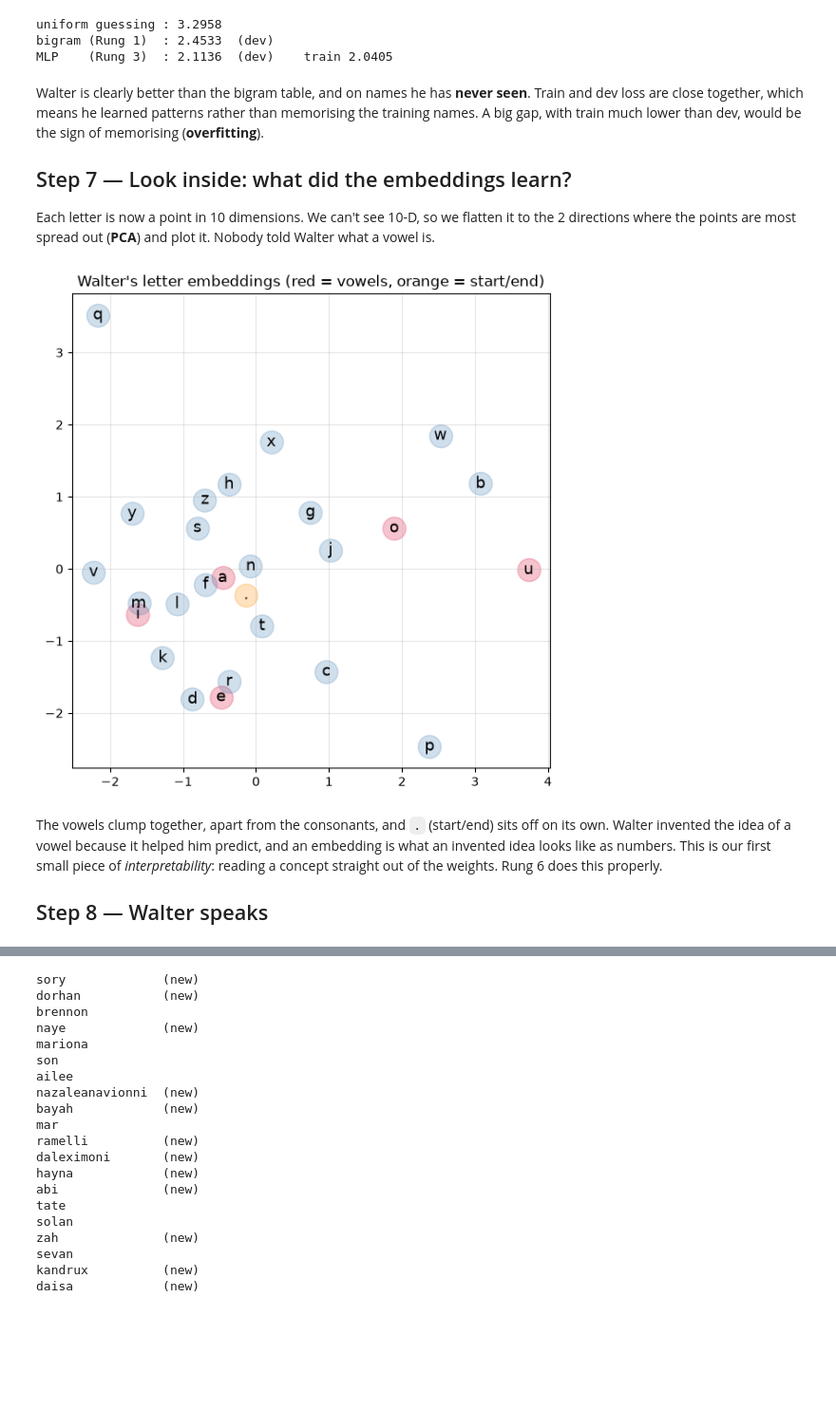
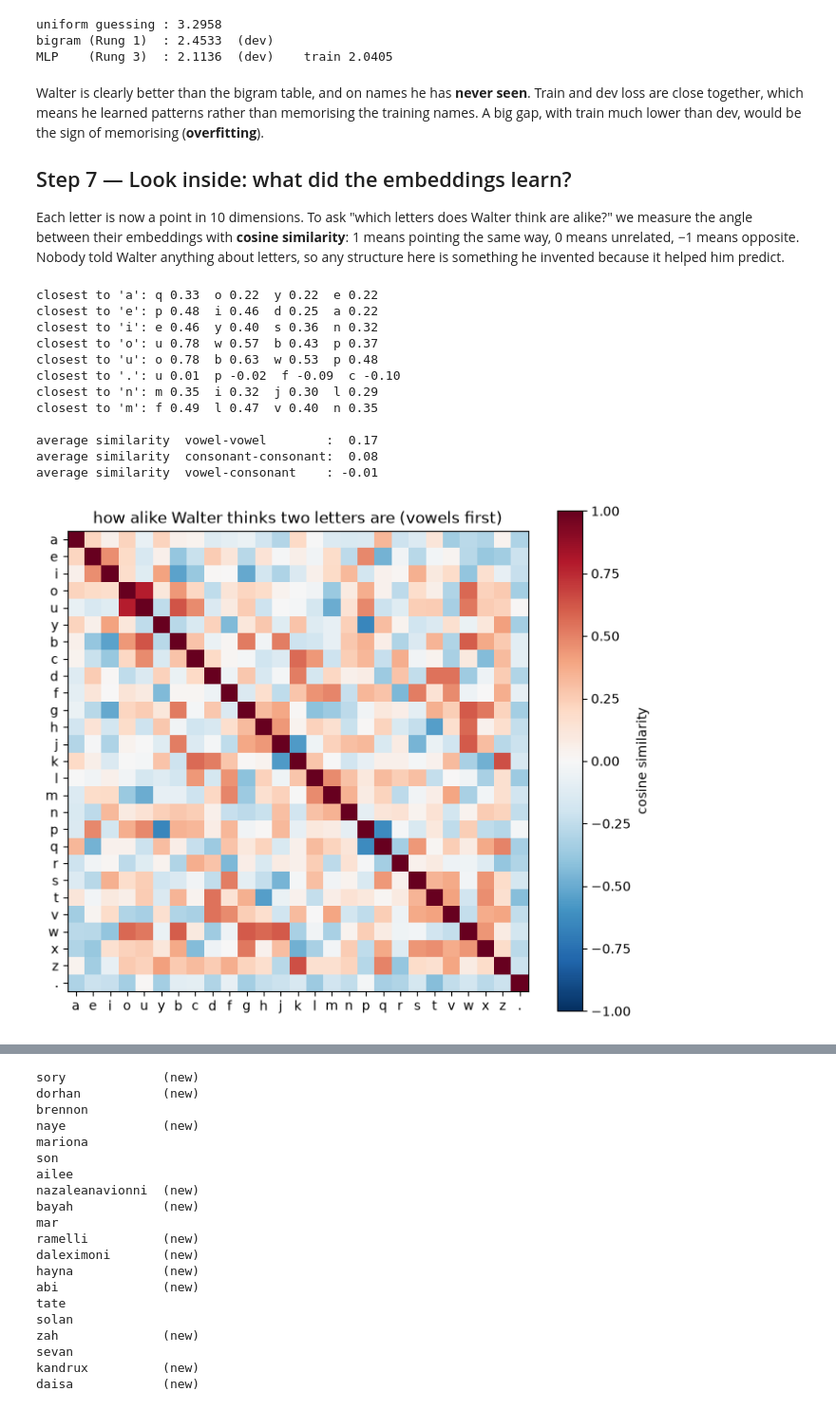
Before and after one commit to CONSTANTINIRAKOZE/Noesis, a Jupyter notebook: rung3_mlp/walter_remembers.ipynb, the cells around one changed output, grey strips where cells are left out. Shown at 95% size. Cells and saved outputs as stored; diff of their text form; code cells hidden in the pictures; blank space fills up the shorter version.

```diff
--- a/rung3_mlp/walter_remembers.ipynb
+++ b/rung3_mlp/walter_remembers.ipynb
@@ -229,26 +229,43 @@ Walter is clearly better than the bigram table, and on names he has **never seen
 
 ## Step 7 — Look inside: what did the embeddings learn?
 
-Each letter is now a point in 10 dimensions. We can't see 10-D, so we flatten it to the 2 directions where the points are most spread out (**PCA**) and plot it. Nobody told Walter what a vowel is.
+Each letter is now a point in 10 dimensions. To ask "which letters does Walter think are alike?" we measure the angle between their embeddings with **cosine similarity**: 1 means pointing the same way, 0 means unrelated, −1 means opposite. Nobody told Walter anything about letters, so any structure here is something he invented because it helped him predict.
-# %%
-with torch.no_grad():
-    E = C - C.mean(0)
-    U, S, Vh = torch.linalg.svd(E, full_matrices=False)
-    xy = (E @ Vh[:2].T).numpy()
-
-vowels = set('aeiou')
-plt.figure(figsize=(7, 7))
-for i in range(V):
-    ch = itos[i]
-    color = 'crimson' if ch in vowels else ('darkorange' if ch == '.' else 'steelblue')
-    plt.scatter(xy[i, 0], xy[i, 1], s=350, color=color, alpha=0.25)
-    plt.text(xy[i, 0], xy[i, 1], ch, ha='center', va='center', fontsize=13)
-plt.title("Walter's letter embeddings (red = vowels, orange = start/end)")
-plt.grid(alpha=0.3)
-plt.show()
-# %% [output]
-[figure, removed]
-# %% [markdown]
-The vowels clump together, apart from the consonants, and `.` (start/end) sits off on its own. Walter invented the idea of a vowel because it helped him predict, and an embedding is what an invented idea looks like as numbers. This is our first small piece of *interpretability*: reading a concept straight out of the weights. Rung 6 does this properly.
-
-## Step 8 — Walter speaks
+# %%
+import itertools
+with torch.no_grad():
+    Cn = F.normalize(C, dim=1)
+    S = Cn @ Cn.T                       # 27 x 27 table of cosine similarities
+
+for ch in 'aeiou.nm':
+    i = stoi[ch]
+    nearest = S[i].argsort(descending=True)[1:5]
+    print(f"closest to '{ch}':", '  '.join(f'{itos[j.item()]} {S[i, j].item():.2f}' for j in nearest))
+
+vow = [stoi[c] for c in 'aeiou']
+con = [stoi[c] for c in 'bcdfghjklmnpqrstvwxz']
+mean_sim = lambda pairs: torch.stack([S[a, b] for a, b in pairs]).mean().item()
+print()
+print(f'average similarity  vowel-vowel        : {mean_sim(itertools.combinations(vow, 2)): .2f}')
+print(f'average similarity  consonant-consonant: {mean_sim(itertools.combinations(con, 2)): .2f}')
+print(f'average similarity  vowel-consonant    : {mean_sim([(a, b) for a in vow for b in con]): .2f}')
+
+order = [stoi[c] for c in 'aeiouy'] + con + [0]
+plt.figure(figsize=(8, 7))
+plt.imshow(S[order][:, order], cmap='RdBu_r', vmin=-1, vmax=1)
+plt.xticks(range(V), [itos[i] for i in order]); plt.yticks(range(V), [itos[i] for i in order])
+plt.colorbar(label='cosine similarity'); plt.title('how alike Walter thinks two letters are (vowels first)')
+plt.show()
+# %% [output]
+closest to 'a': q 0.33  o 0.22  y 0.22  e 0.22
+closest to 'e': p 0.48  i 0.46  d 0.25  a 0.22
+closest to 'i': e 0.46  y 0.40  s 0.36  n 0.32
+closest to 'o': u 0.78  w 0.57  b 0.43  p 0.37
+closest to 'u': o 0.78  b 0.63  w 0.53  p 0.48
+closest to '.': u 0.01  p -0.02  f -0.09  c -0.10
+closest to 'n': m 0.35  i 0.32  j 0.30  l 0.29
+closest to 'm': f 0.49  l 0.47  v 0.40  n 0.35
+
+average similarity  vowel-vowel        :  0.17
+average similarity  consonant-consonant:  0.08
+average similarity  vowel-consonant    : -0.01
+[figure, added]
```
Also changed, not shown: parts of 3 cells of this notebook, 5 other files.
